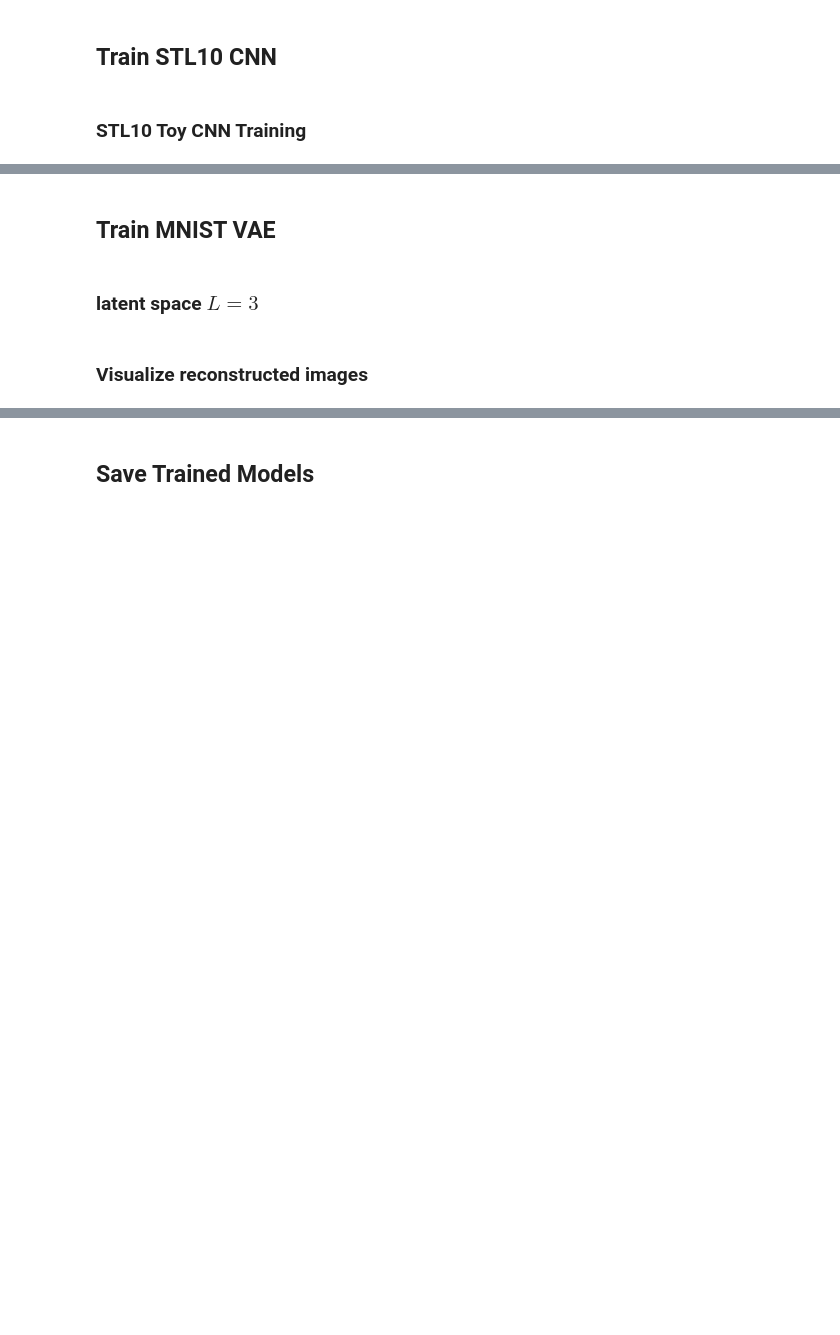
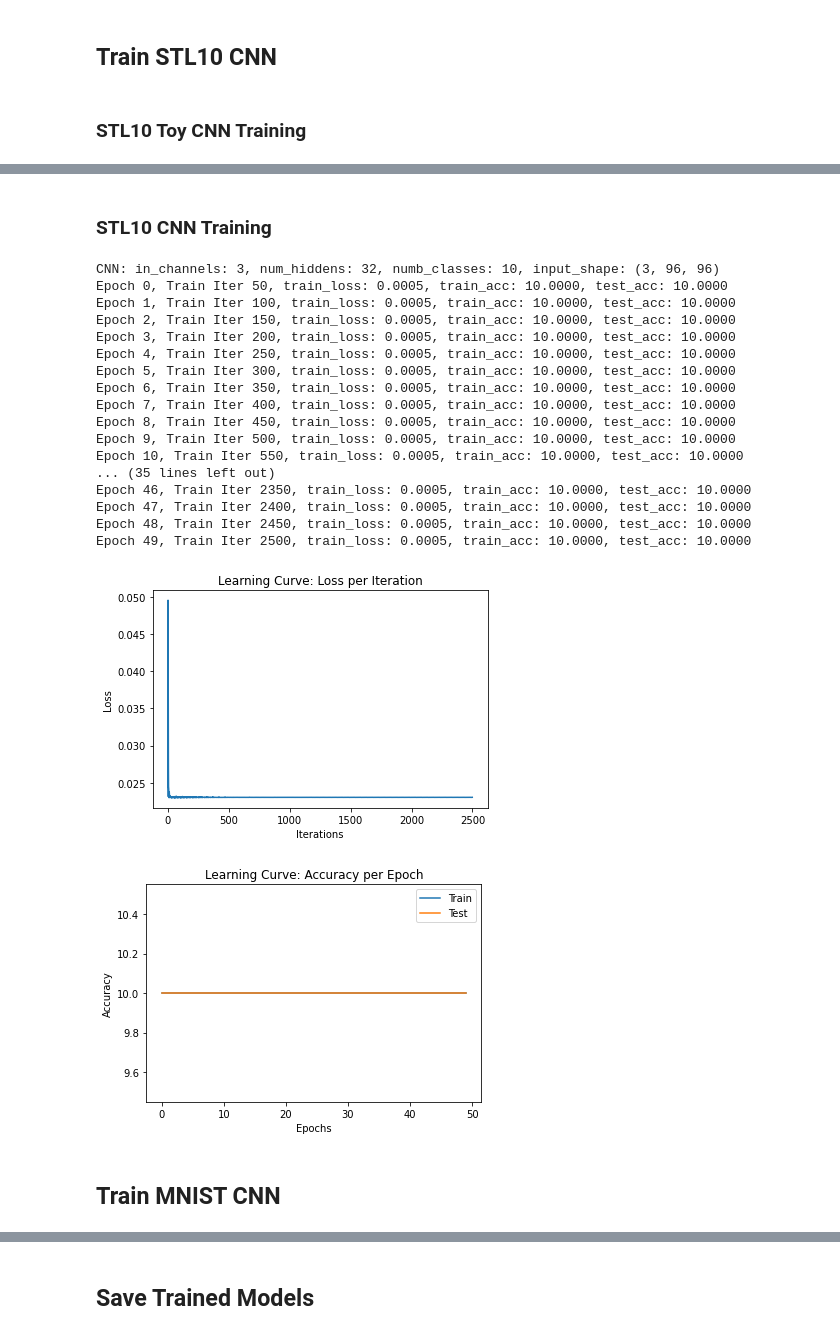
Before and after one commit to alexfok/IntroDeepLearning2022, a Jupyter notebook: IDL_Project_sup_l.ipynb, the cells around one changed output, grey strips where cells are left out. Cells and saved outputs as stored; diff of their text form; code cells hidden in the pictures; blank space fills up the shorter version.

```diff
--- a/IDL_Project_sup_l.ipynb
+++ b/IDL_Project_sup_l.ipynb
@@ -1085,4 +1000,26 @@ display_images(imgs_stl1, x_recon_stl1, X=5, label='', count=False)
+# %% [markdown]
+### STL10 CNN Training
+# %%
+model_1_stl10 = train_model(stl10_train_split, stl10_test_split, enc_in_chnl=3, numb_classes=10, batch_size=100, num_epochs=50, image_shape=(3, 96, 96), dataset='STL10')
+# %% [output]
+CNN: in_channels: 3, num_hiddens: 32, numb_classes: 10, input_shape: (3, 96, 96)
+Epoch 0, Train Iter 50, train_loss: 0.0005, train_acc: 10.0000, test_acc: 10.0000
+Epoch 1, Train Iter 100, train_loss: 0.0005, train_acc: 10.0000, test_acc: 10.0000
+Epoch 2, Train Iter 150, train_loss: 0.0005, train_acc: 10.0000, test_acc: 10.0000
+Epoch 3, Train Iter 200, train_loss: 0.0005, train_acc: 10.0000, test_acc: 10.0000
+Epoch 4, Train Iter 250, train_loss: 0.0005, train_acc: 10.0000, test_acc: 10.0000
+Epoch 5, Train Iter 300, train_loss: 0.0005, train_acc: 10.0000, test_acc: 10.0000
+Epoch 6, Train Iter 350, train_loss: 0.0005, train_acc: 10.0000, test_acc: 10.0000
+Epoch 7, Train Iter 400, train_loss: 0.0005, train_acc: 10.0000, test_acc: 10.0000
+Epoch 8, Train Iter 450, train_loss: 0.0005, train_acc: 10.0000, test_acc: 10.0000
+Epoch 9, Train Iter 500, train_loss: 0.0005, train_acc: 10.0000, test_acc: 10.0000
+Epoch 10, Train Iter 550, train_loss: 0.0005, train_acc: 10.0000, test_acc: 10.0000
+... (35 lines left out)
+Epoch 46, Train Iter 2350, train_loss: 0.0005, train_acc: 10.0000, test_acc: 10.0000
+Epoch 47, Train Iter 2400, train_loss: 0.0005, train_acc: 10.0000, test_acc: 10.0000
+Epoch 48, Train Iter 2450, train_loss: 0.0005, train_acc: 10.0000, test_acc: 10.0000
+Epoch 49, Train Iter 2500, train_loss: 0.0005, train_acc: 10.0000, test_acc: 10.0000
+[figure, added]
+[figure, added]
 # %% [markdown]
-## Train MNIST VAE
+## Train MNIST CNN
-# %% [markdown]
-### latent space $L = 3$
@@ -1136,2 +1025,0 @@ model_1_mnist, x_recon_mnist, imgs_mnist = train_mnist_toy()
-# %% [markdown]
-### Visualize reconstructed images
```
Also changed, not shown: parts of 52 cells of this notebook.
